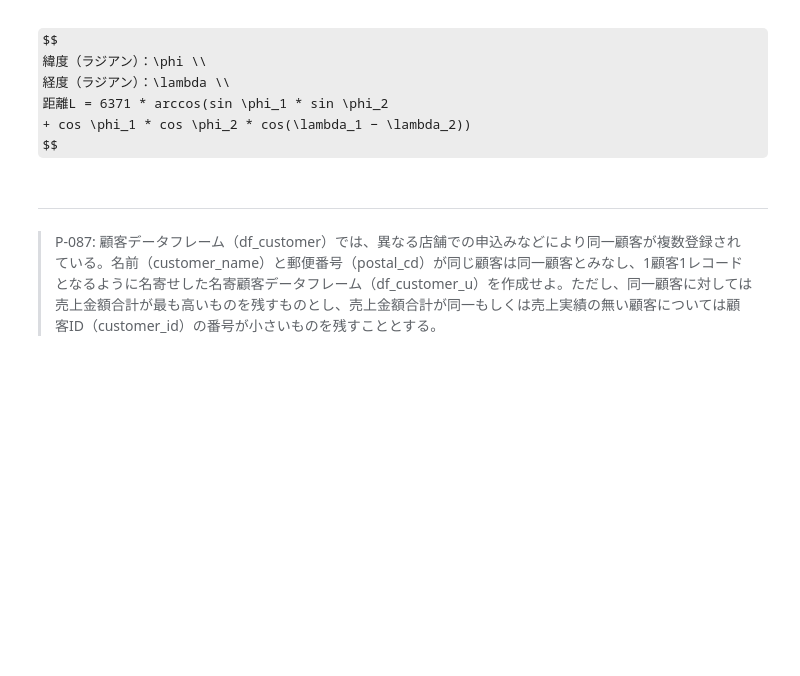
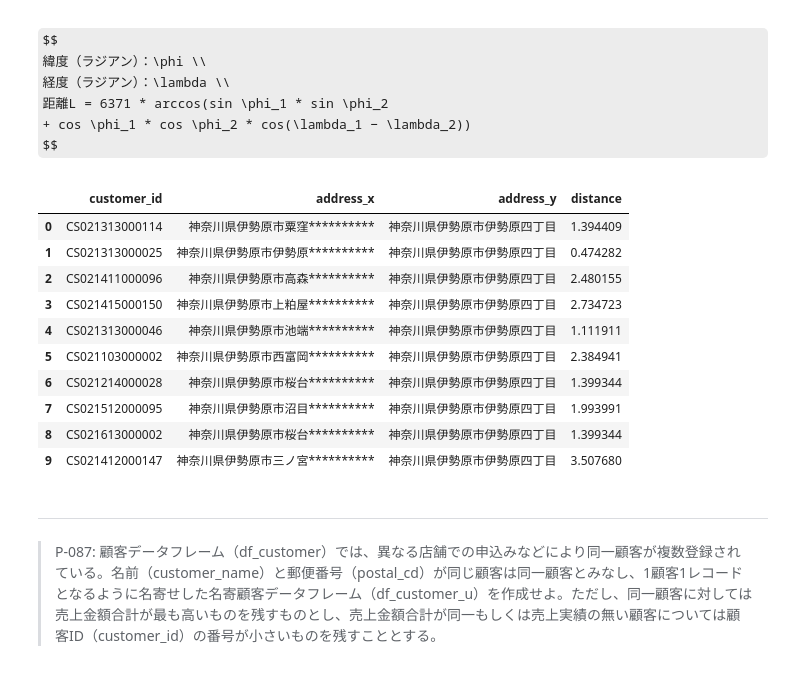
Before and after one commit to twobooks/100knocks-preprocess-training, a Jupyter notebook: docker/work/preprocess_knock_Python.ipynb, the cells around one changed output. Cells and saved outputs as stored; diff of their text form; code cells hidden in the pictures; some formulas as TeX source; blank space fills up the shorter version.

```diff
--- a/docker/work/preprocess_knock_Python.ipynb
+++ b/docker/work/preprocess_knock_Python.ipynb
@@ -1961,6 +1961,35 @@ $$
 距離L = 6371 * arccos(sin \phi_1 * sin \phi_2
 + cos \phi_1 * cos \phi_2 * cos(\lambda_1 − \lambda_2))
 $$
+# %%
+tmp = pd.merge(df_customer_1,df_store,how="inner",left_on="application_store_cd",right_on="store_cd")
+tmp = tmp[["customer_id","address_x","longitude_x","latitude_x","address_y","longitude_y","latitude_y"]]
+
+def calc_geo_distance(x1,y1,x2,y2):
+    x1 = math.radians(x1)
+    x2 = math.radians(x2)
+    y1 = math.radians(y1)
+    y2 = math.radians(y2)
+    distance = 6371*math.acos(math.sin(y1)*math.sin(y2)+math.cos(y1)*math.cos(y2)*math.cos(x1-x2))
+    return distance
+
+tmp["distance"] = tmp[["longitude_x","latitude_x","longitude_y","latitude_y"]].apply(
+    lambda x:calc_geo_distance(x[0],x[1],x[2],x[3]),axis=1
+)
+tmp = tmp[["customer_id","address_x","address_y","distance"]]
+tmp[:10]
+# %% [output]
+|  | customer_id | address_x | address_y | distance |
+| 0 | CS021313000114 | 神奈川県伊勢原市粟窪********** | 神奈川県伊勢原市伊勢原四丁目 | 1.394409 |
+| 1 | CS021313000025 | 神奈川県伊勢原市伊勢原********** | 神奈川県伊勢原市伊勢原四丁目 | 0.474282 |
+| 2 | CS021411000096 | 神奈川県伊勢原市高森********** | 神奈川県伊勢原市伊勢原四丁目 | 2.480155 |
+| 3 | CS021415000150 | 神奈川県伊勢原市上粕屋********** | 神奈川県伊勢原市伊勢原四丁目 | 2.734723 |
+| 4 | CS021313000046 | 神奈川県伊勢原市池端********** | 神奈川県伊勢原市伊勢原四丁目 | 1.111911 |
+| 5 | CS021103000002 | 神奈川県伊勢原市西富岡********** | 神奈川県伊勢原市伊勢原四丁目 | 2.384941 |
+| 6 | CS021214000028 | 神奈川県伊勢原市桜台********** | 神奈川県伊勢原市伊勢原四丁目 | 1.399344 |
+| 7 | CS021512000095 | 神奈川県伊勢原市沼目********** | 神奈川県伊勢原市伊勢原四丁目 | 1.993991 |
+| 8 | CS021613000002 | 神奈川県伊勢原市桜台********** | 神奈川県伊勢原市伊勢原四丁目 | 1.399344 |
+| 9 | CS021412000147 | 神奈川県伊勢原市三ノ宮********** | 神奈川県伊勢原市伊勢原四丁目 | 3.507680 |
 # %% [markdown]
 ---
 > P-087:  顧客データフレーム（df_customer）では、異なる店舗での申込みなどにより同一顧客が複数登録されている。名前（customer_name）と郵便番号（postal_cd）が同じ顧客は同一顧客とみなし、1顧客1レコードとなるように名寄せした名寄顧客データフレーム（df_customer_u）を作成せよ。ただし、同一顧客に対しては売上金額合計が最も高いものを残すものとし、売上金額合計が同一もしくは売上実績の無い顧客については顧客ID（customer_id）の番号が小さいものを残すこととする。
```
Also changed, not shown: parts of 3 cells of this notebook, 1 other file.
